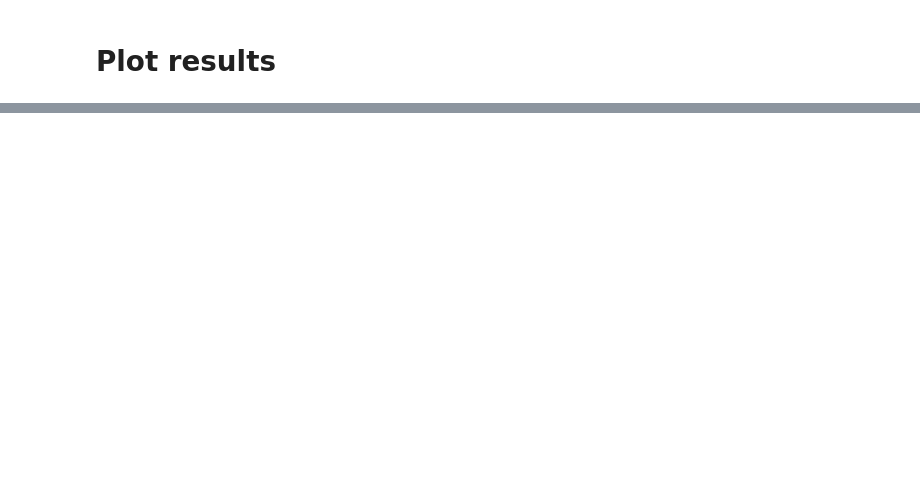
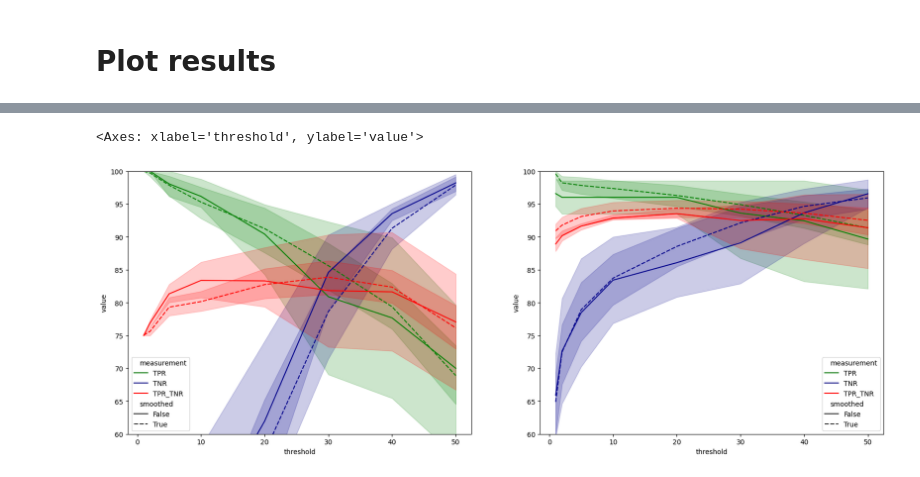
Before and after one commit to DiedrichsenLab/Functional_Fusion, a Jupyter notebook: notebooks/fix_evaluation.ipynb, the cells around one changed output, grey strips where cells are left out. Cells and saved outputs as stored; diff of their text form; code cells hidden in the pictures; blank space fills up the shorter version.

```diff
--- a/notebooks/fix_evaluation.ipynb
+++ b/notebooks/fix_evaluation.ipynb
@@ -115,0 +126,11 @@ sb.lineplot(data=d, x='threshold', y='value', hue='measurement', style='smoothed
+# %%
+# Plot in subplots and make yaxis the same
+fig, ax = plt.subplots(1, 2, figsize=(20, 7))
+ylim = (60, 100)
+ax[0].set_ylim(ylim)
+sb.lineplot(data=d.query('training == "hcp3t"'), x='threshold', y='value', hue='measurement', style='smoothed', palette=['green', 'darkblue', 'red'], ax=ax[0])
+ax[1].set_ylim(ylim)
+sb.lineplot(data=d.query('training == "mdtb"'), x='threshold', y='value', hue='measurement', style='smoothed', palette=['green', 'darkblue', 'red'], ax=ax[1])
+# %% [output]
+<Axes: xlabel='threshold', ylabel='value'>
+[figure, added]
```
Also changed, not shown: parts of 7 cells of this notebook.
